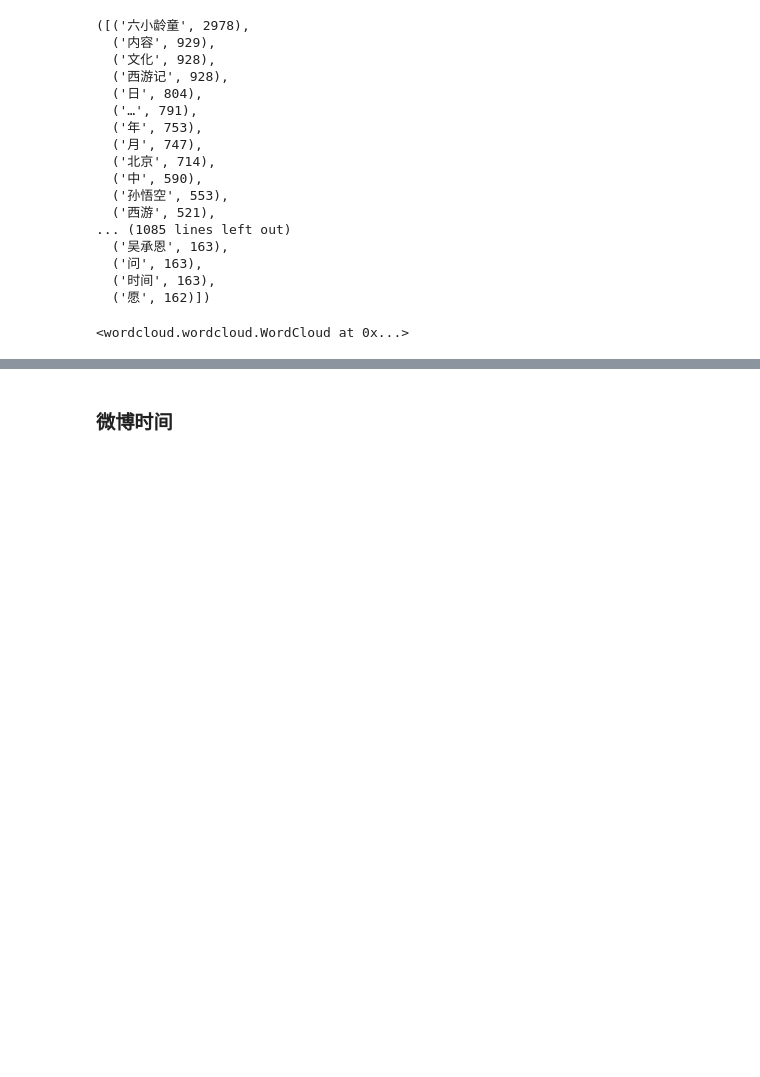
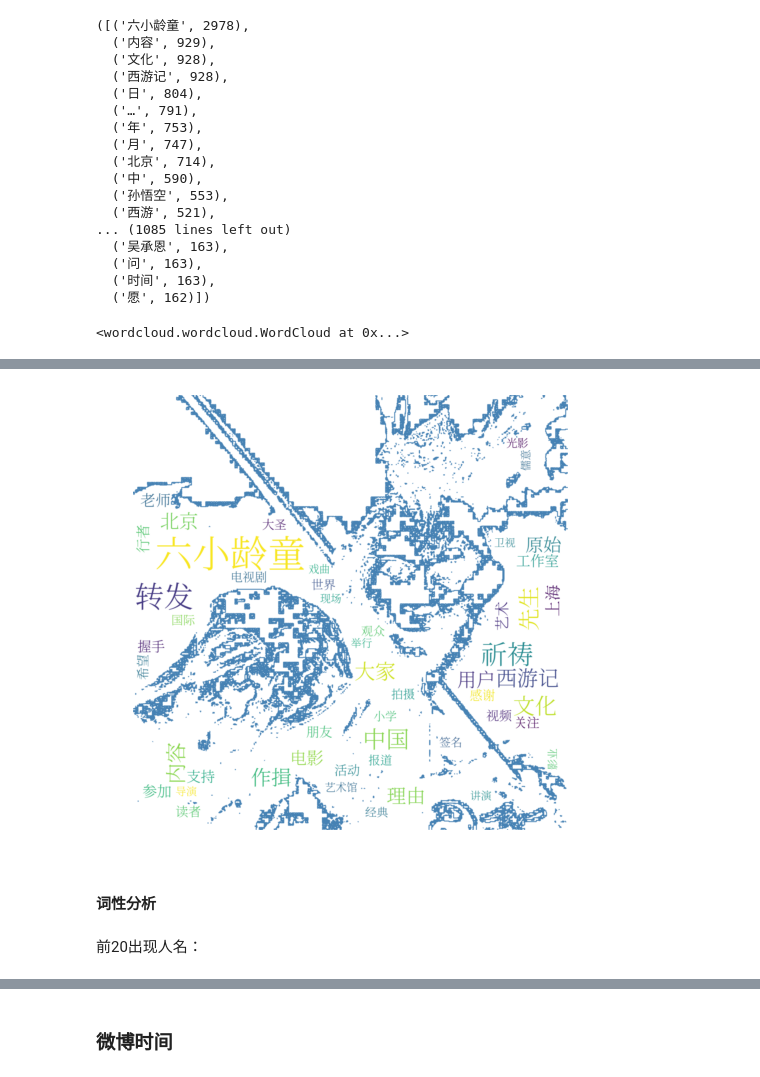
Before and after one commit to howard-scu/liuxue, a Jupyter notebook: liu_xue.ipynb, the cells around one changed output, grey strips where cells are left out. Drawn from its saved outputs; the diff is of its cells as text; code cells hidden in the pictures; blank space fills up the shorter version.

```diff
--- a/liu_xue.ipynb
+++ b/liu_xue.ipynb
@@ -269,0 +299,7 @@ plt.show()
+# %%
+keywords = jieba.analyse.textrank(" ".join(data.weibo_content.tolist()), topK=50, withWeight=True, allowPOS=('ns', 'n', 'vn', 'v'))
+# %%
+words_freq = {}
+for item in keywords:
+    words_freq[item[0]] = item[1]
+    print(item[0],item[1])
@@ -269,0 +324,14 @@ plt.show()
+# %%
+font_path = 'SourceHanSerifK-Light.otf'
+bg_mask = np.array(Image.open("wk_b.jpg"))
+wc = WordCloud(font_path=font_path,background_color="white", max_words=2000, mask=bg_mask,
+               stopwords=stopwords, contour_width=3,width=1500, height=1500,contour_color='steelblue')
+wc.generate_from_frequencies(words_freq)
+image_colors_default = ImageColorGenerator(bg_mask)
+plt.imshow(wc, interpolation="bilinear")
+plt.axis("off")
+plt.show()
+# %% [output]
+[figure, added]
+# %% [markdown]
+#### 词性分析
@@ -269,0 +364,2 @@ plt.show()
+# %% [markdown]
+前20出现人名：
```
Also changed, not shown: parts of 19 cells of this notebook.
